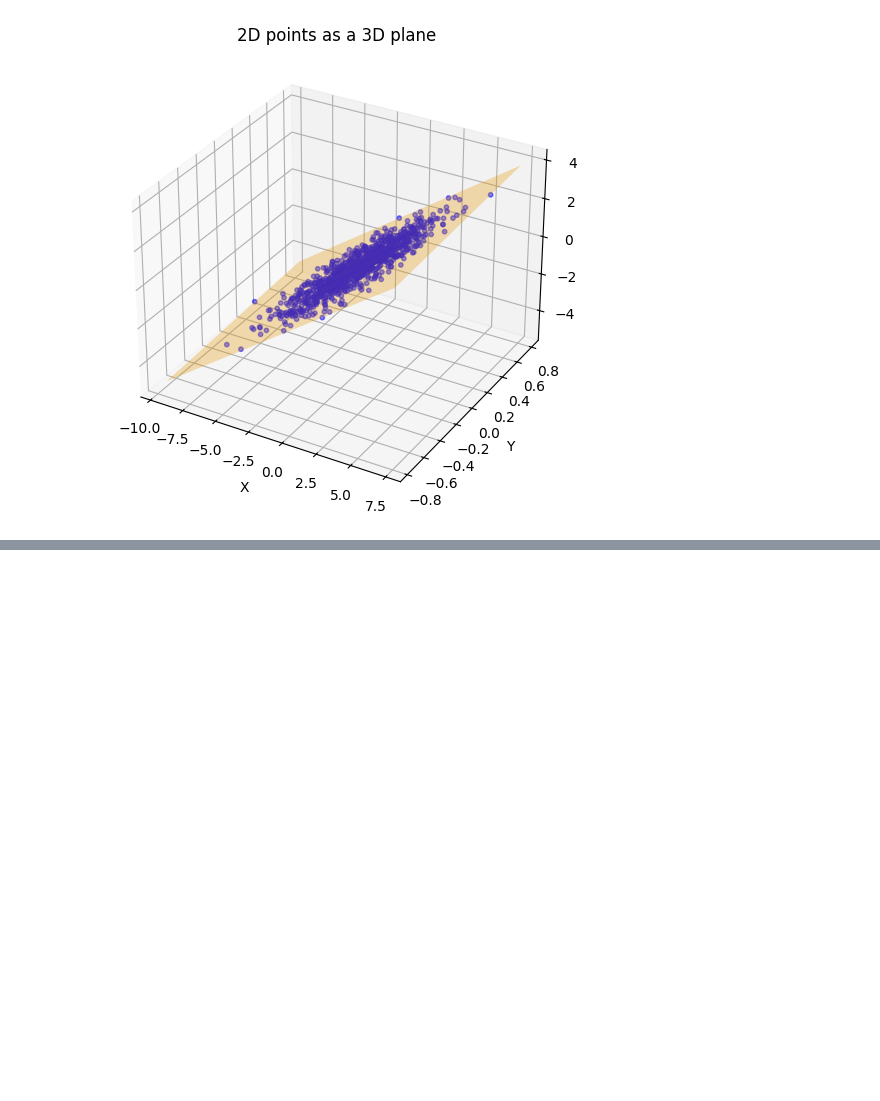
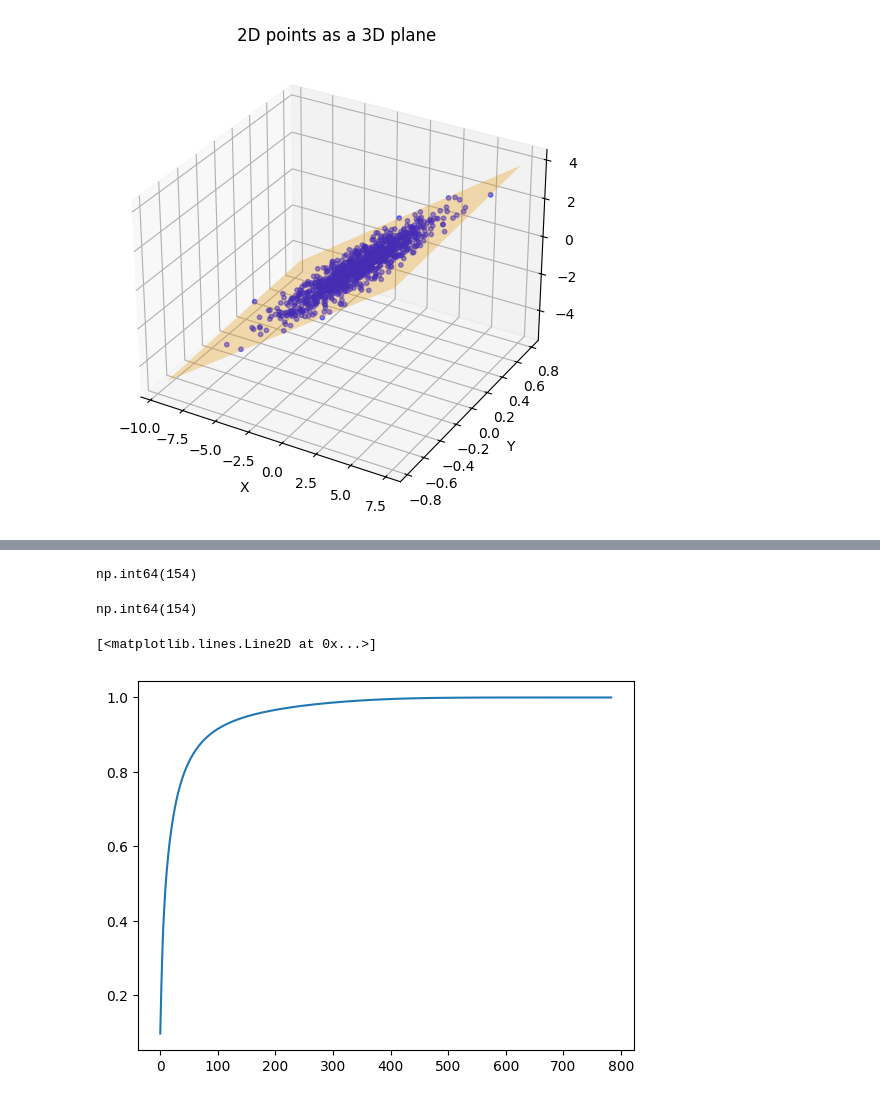
Before and after one commit to TaMaN2031A/data-yard, a Jupyter notebook: Hands on Machine Learning Book/CH8.ipynb, the cells around one changed output, grey strips where cells are left out. Cells and saved outputs as stored; diff of their text form; code cells hidden in the pictures; blank space fills up the shorter version.

```diff
--- a/Hands on Machine Learning Book/CH8.ipynb
+++ b/Hands on Machine Learning Book/CH8.ipynb
@@ -141,0 +153,14 @@ plt.show()
+# %%
+from sklearn.datasets import fetch_openml
+
+mnist = fetch_openml('mnist_784', as_frame=False)
+xtr, xts, ytr, yts = mnist.data[:60_000], mnist.data[60_000:], mnist.target[:60_000], mnist.target[60_000:]
+# %%
+pca = PCA()
+pca.fit(xtr)
+cumsum = np.cumsum(pca.explained_variance_ratio_)
+d = np.argmax(cumsum >= .95)
+# %%
+d + 1
+# %% [output]
+np.int64(154)
@@ -141,0 +170,10 @@ plt.show()
+# %%
+pca.n_components_
+# %% [output]
+np.int64(154)
+# %%
+import matplotlib.pyplot as plt
+plt.plot(cumsum)
+# %% [output]
+[<matplotlib.lines.Line2D at 0x...>]
+[figure, added]
```
Also changed, not shown: parts of 5 cells of this notebook, 3 other files.
